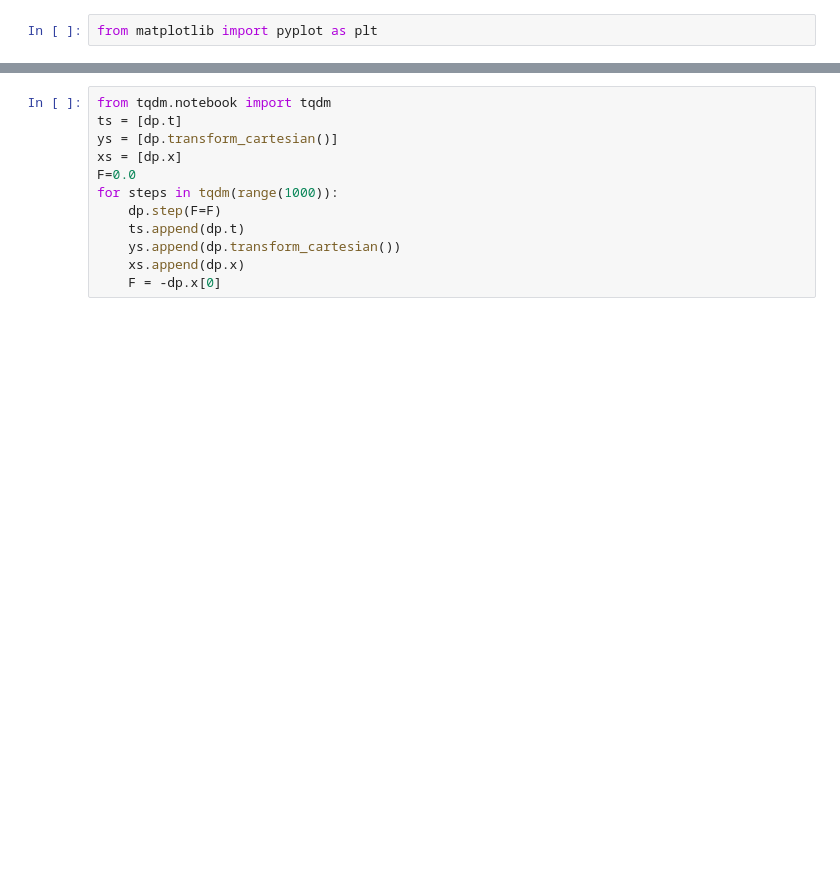
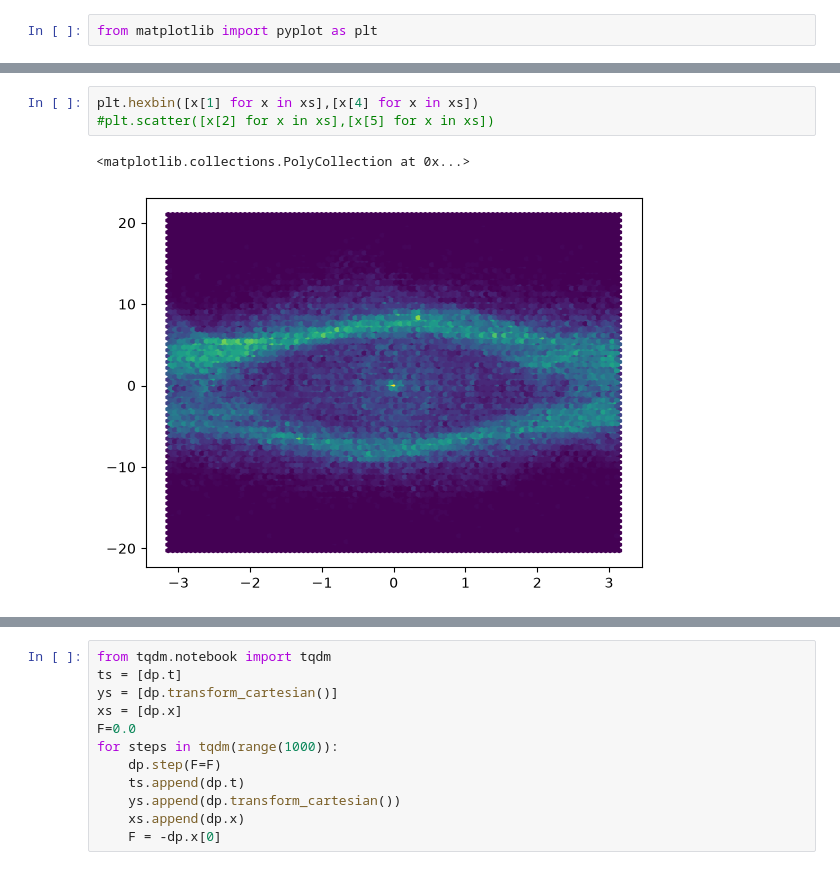
Before and after one commit to tzdwi/doublependulum_RL, a Jupyter notebook: doublependulum/testing.ipynb, the cells around one changed output, grey strips where cells are left out. Drawn from its saved outputs; the diff is of its cells as text; blank space fills up the shorter version.

```diff
--- a/doublependulum/testing.ipynb
+++ b/doublependulum/testing.ipynb
@@ -37,0 +36,6 @@ plt.scatter([x[2] for x in xs],[x[5] for x in xs])
+# %%
+plt.hexbin([x[1] for x in xs],[x[4] for x in xs])
+#plt.scatter([x[2] for x in xs],[x[5] for x in xs])
+# %% [output]
+<matplotlib.collections.PolyCollection at 0x...>
+[figure, added]
```
Also changed, not shown: parts of 7 cells of this notebook, 5 other files.
